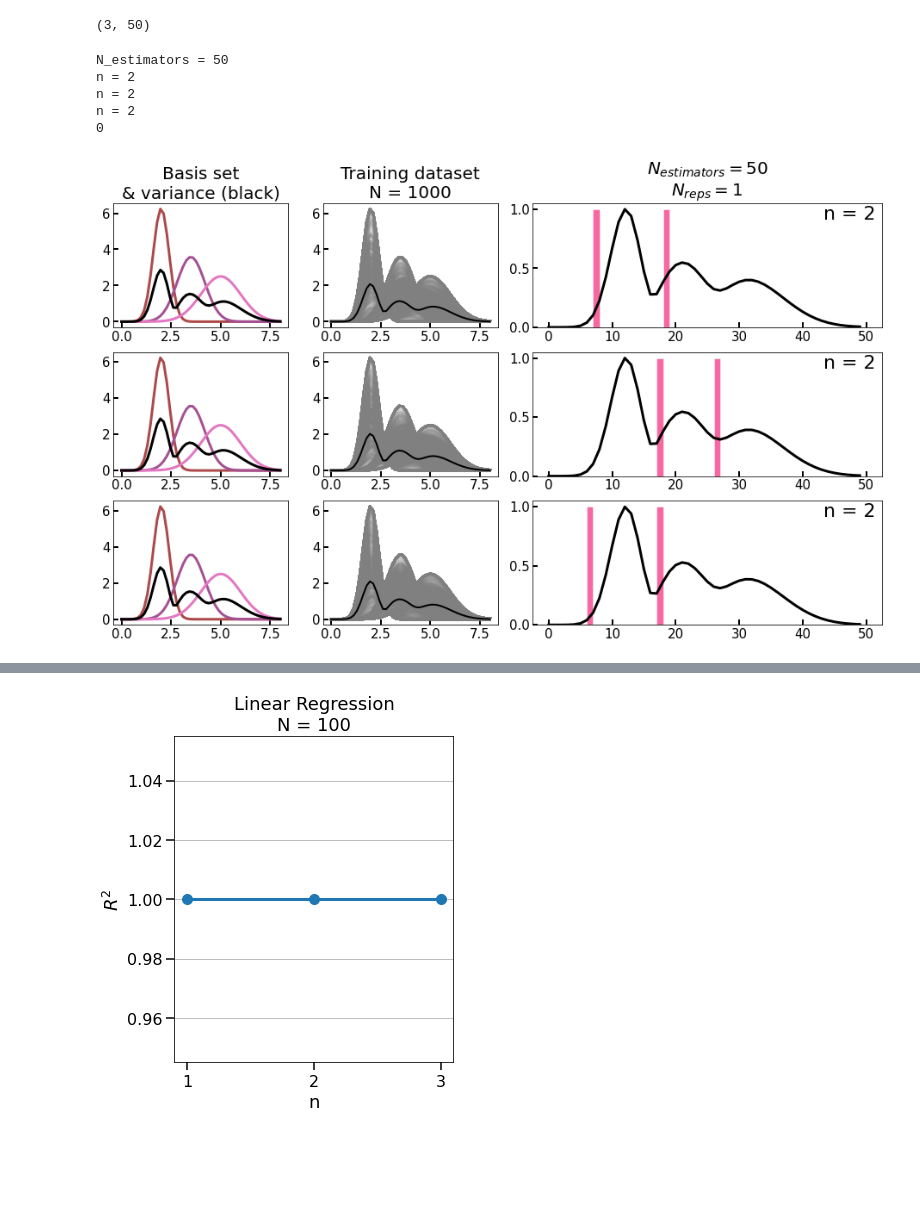
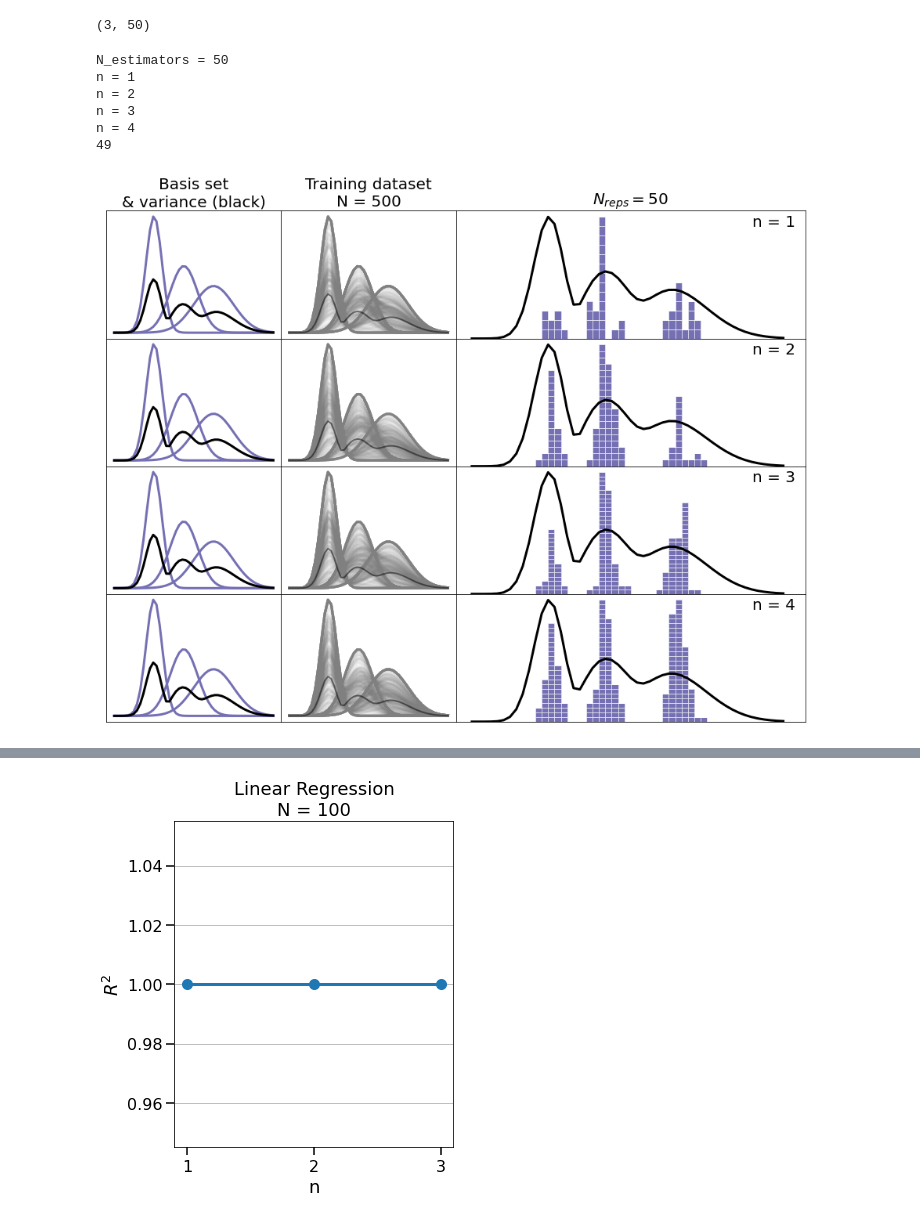
Before and after one commit to stetef/nano-XANES-microscopy-of-Fe, a Jupyter notebook: RFE characterization.ipynb, the cells around one changed output, grey strips where cells are left out. Cells and saved outputs as stored; diff of their text form; code cells hidden in the pictures; blank space fills up the shorter version.

Commit message:
testing out better normalization and image processing stuff

```diff
--- a/RFE characterization.ipynb
+++ b/RFE characterization.ipynb
@@ -37,33 +37,40 @@ basis.shape
 # %% [output]
 (3, 50)
 # %%
-#base_estimator = 'Linear Regression'
-base_estimator = 'Random Forest'
+base_estimator = 'Linear Regression'
+#base_estimator = 'Random Forest'
 
 #scoring = 'neg_root_mean_squared_error'
 scoring = 'r2'
 
-Ns = np.array(np.ones(3) * 2, dtype=int) # np.arange(2, 3)
-N = 1000
+Ns = np.arange(1, 5)
+N = 500
 kwargs = {'N': N, 'scale': 0.0, 'dropout': 0.4}
-reps = 1
+reps = 50
 
 n_estimators = 50
 
-colors = [plt.cm.tab20b(13), plt.cm.tab20b(17), plt.cm.tab20(12)]
+colors = [plt.cm.Dark2(2) for i in range(3)]
 
 print(f'\nN_estimators = {n_estimators}')
 
-get_RFE_results(base_estimator, x, basis, Ns, reps, n_estimators=n_estimators,
-                plot=True, select_n_for_me=False, verbose=False,
-                scoring=scoring, **kwargs)
+fig, axes = get_RFE_results(base_estimator, x, basis, Ns, reps, energy_point_selector, colors,
+                            n_estimators=n_estimators, plot=True, select_n_for_me=False,
+                            verbose=False, scoring=scoring, return_axes=True, **kwargs)
+for axl in axes:
+    for ax in axl:
+        ax.set_yticks([])
+        ax.set_xticks([])
+
+fig.subplots_adjust(wspace=0, hspace=0)
 # %% [output]
 N_estimators = 50
+n = 1
 n = 2
-n = 2
-n = 2
-0
+n = 3
+n = 4
+49
-[figure, old version]
+[figure, new version]
 # %%
 base_estimator = 'Linear Regression'
 #base_estimator = 'Random Forest'
```
Also changed, not shown: parts of 1 cell of this notebook, 44 other files.
